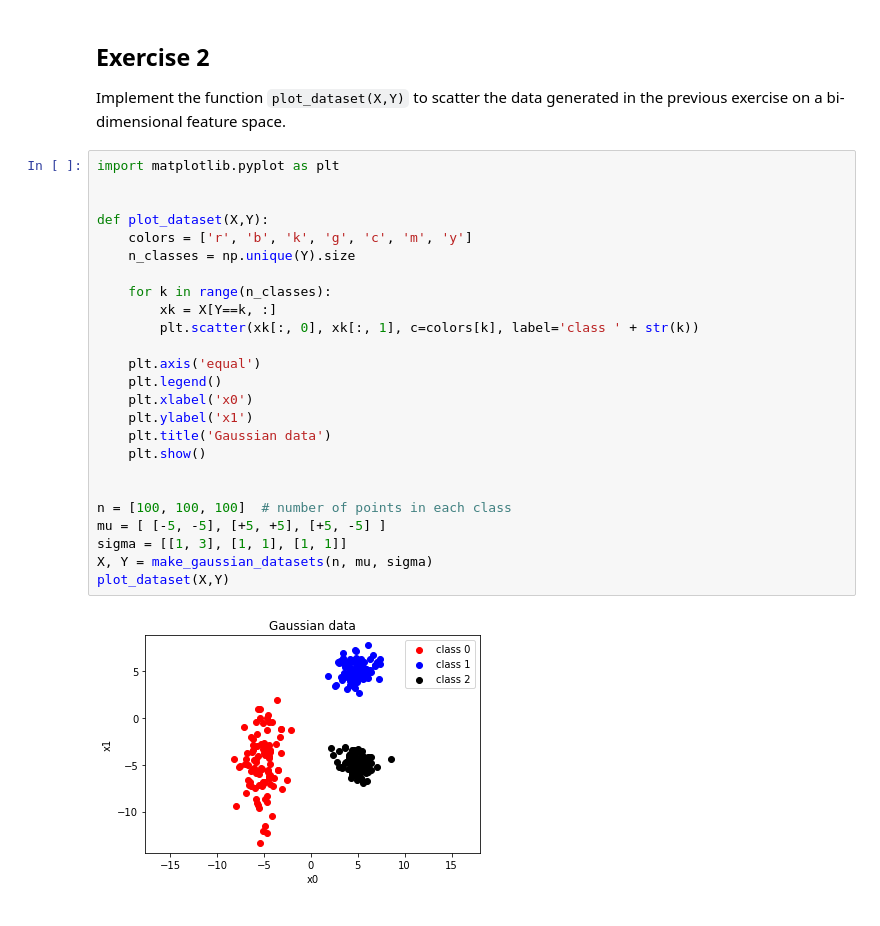
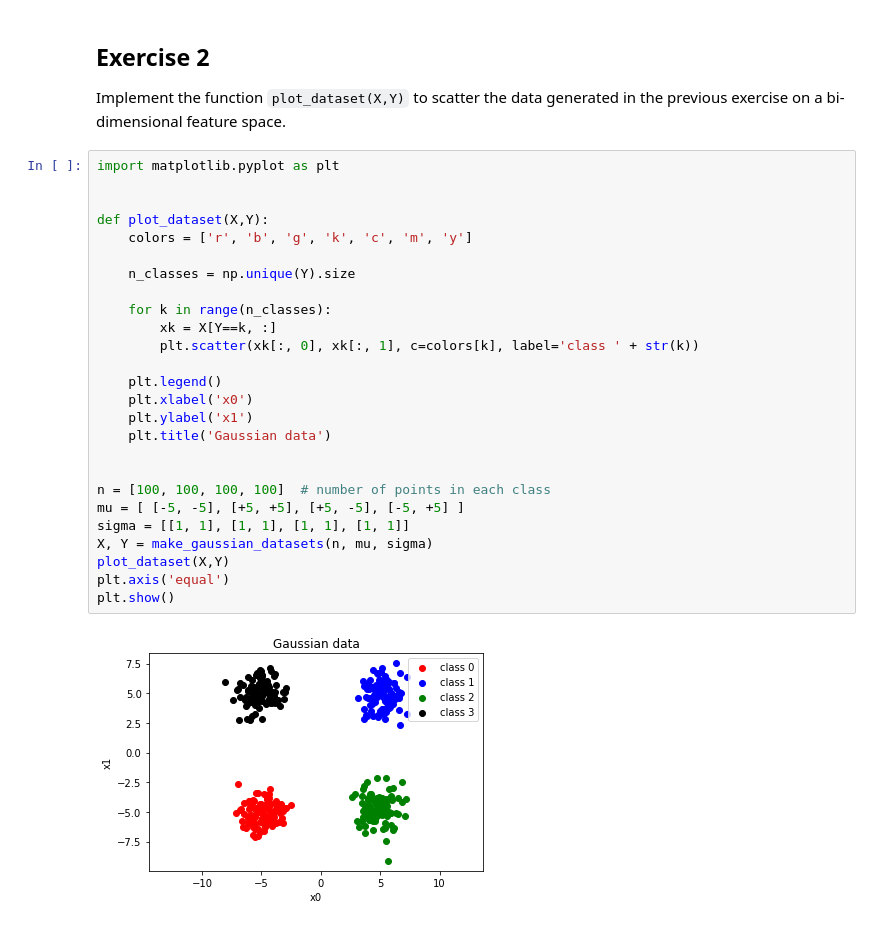
Before and after one commit to unica-ml/ml, a Jupyter notebook: notebooks/lab02.ipynb, the cells around one changed output. Drawn from its saved outputs; the diff is of its cells as text.

```diff
--- a/notebooks/lab02.ipynb
+++ b/notebooks/lab02.ipynb
@@ -81,27 +81,28 @@
 # %%
 import matplotlib.pyplot as plt
 
 
 def plot_dataset(X,Y):
-    colors = ['r', 'b', 'k', 'g', 'c', 'm', 'y']
+    colors = ['r', 'b', 'g', 'k', 'c', 'm', 'y']
+
     n_classes = np.unique(Y).size
 
     for k in range(n_classes):
         xk = X[Y==k, :]
         plt.scatter(xk[:, 0], xk[:, 1], c=colors[k], label='class ' + str(k))
 
-    plt.axis('equal')
     plt.legend()
     plt.xlabel('x0')
     plt.ylabel('x1')
     plt.title('Gaussian data')
-    plt.show()
 
 
-n = [100, 100, 100]  # number of points in each class
-mu = [ [-5, -5], [+5, +5], [+5, -5] ]
-sigma = [[1, 3], [1, 1], [1, 1]]
+n = [100, 100, 100, 100]  # number of points in each class
+mu = [ [-5, -5], [+5, +5], [+5, -5], [-5, +5] ]
+sigma = [[1, 1], [1, 1], [1, 1], [1, 1]]
 X, Y = make_gaussian_datasets(n, mu, sigma)
 plot_dataset(X,Y)
+plt.axis('equal')
+plt.show()
 # %% [output]
-[figure, old version]
+[figure, new version]
```
Also changed, not shown: parts of 9 cells of this notebook.
